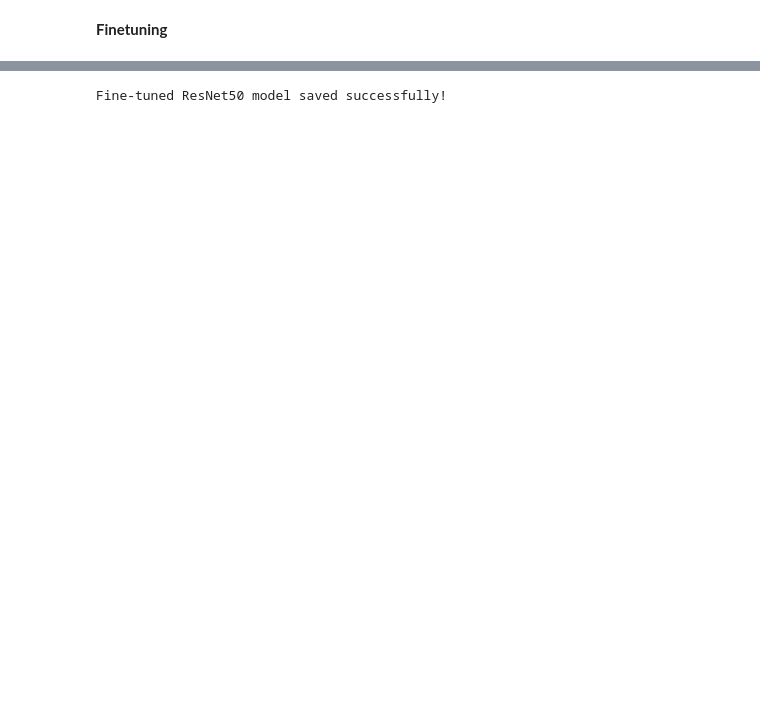
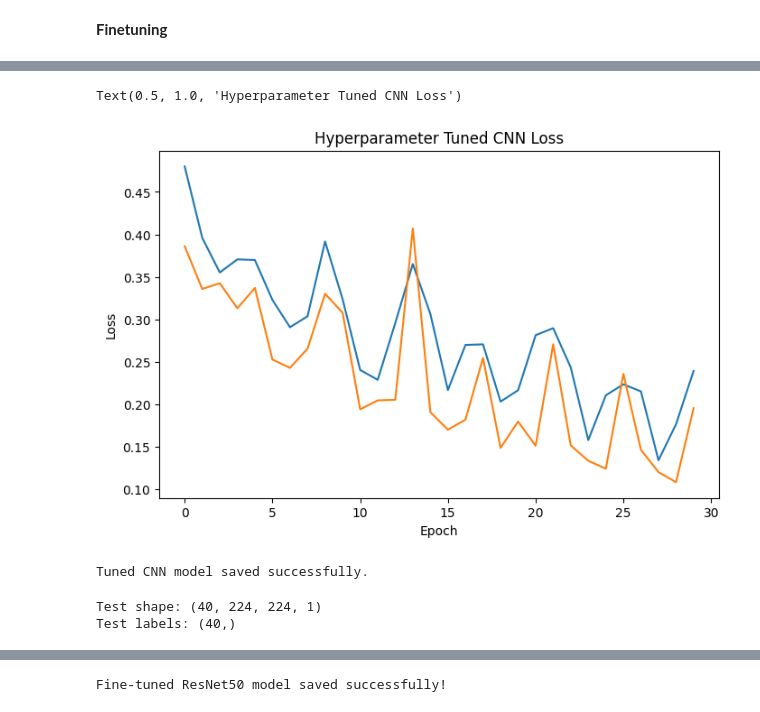
Before and after one commit to AlvinManoj05/Parallel_project_Computer_Vision, a Jupyter notebook: Parallel_Project__computerVision_PneumoniaDetection.ipynb, the cells around one changed output, grey strips where cells are left out. Saved outputs shown, nothing was run; the diff lists cells and outputs as text; code cells hidden in the pictures; blank space fills up the shorter version.

```diff
--- a/Parallel_Project__computerVision_PneumoniaDetection.ipynb
+++ b/Parallel_Project__computerVision_PneumoniaDetection.ipynb
@@ -792,0 +1320,19 @@ metrics=['accuracy',
+# %%
+# Plot loss
+plt.figure(figsize=(8, 5))
+plt.plot(best_history.history["loss"], label="Training Loss")
+plt.plot(best_history.history["val_loss"], label="Validation Loss")
+plt.xlabel("Epoch")
+plt.ylabel("Loss")
+plt.title("Hyperparameter Tuned CNN Loss")
+plt.legend()
+plt.show()
+# %% [output]
+Text(0.5, 1.0, 'Hyperparameter Tuned CNN Loss')
+[figure, added]
+# %%
+# Save model
+best_cnn.save("hyperparameter_tuned_cnn.keras")
+print("Tuned CNN model saved successfully.")
+# %% [output]
+Tuned CNN model saved successfully.
@@ -792,0 +1350,9 @@ metrics=['accuracy',
+# %%
+#  Preprocess test images
+X_test_processed = preprocess_images(test_image_paths)
+y_test = np.array(test_labels, dtype=np.float32)
+print("Test shape:", X_test_processed.shape)
+print("Test labels:", y_test.shape)
+# %% [output]
+Test shape: (40, 224, 224, 1)
+Test labels: (40,)
```
Also changed, not shown: parts of 78 cells of this notebook.
